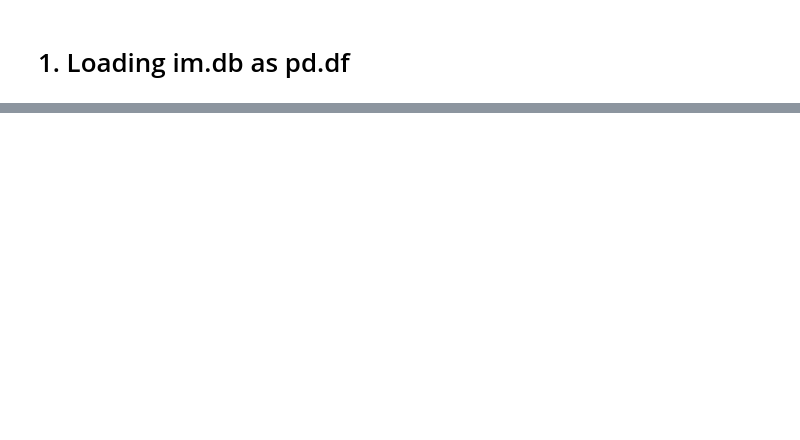
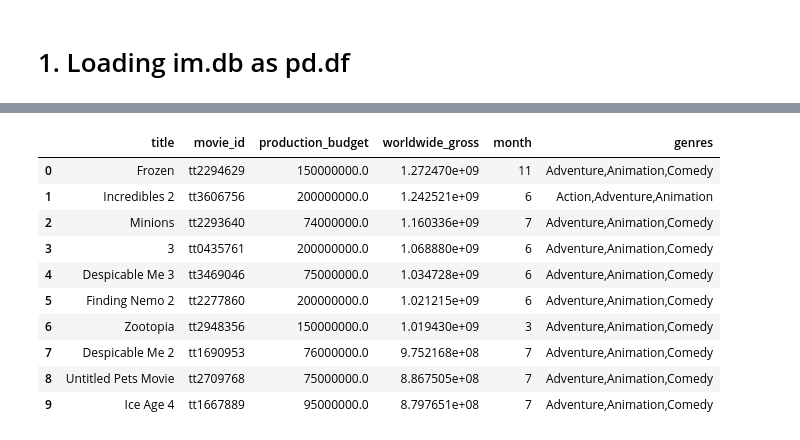
Before and after one commit to ImMaxRoss/Movie_Project, a Jupyter notebook: Max_Code.ipynb, the cells around one changed output, grey strips where cells are left out. Cells and saved outputs as stored; diff of their text form; code cells hidden in the pictures; blank space fills up the shorter version.

```diff
--- a/Max_Code.ipynb
+++ b/Max_Code.ipynb
@@ -268,0 +223,14 @@ imdb_order
+# %%
+recomendation.head(10)
+# %% [output]
+|  | title | movie_id | production_budget | worldwide_gross | month | genres |
+| 0 | Frozen | tt2294629 | 150000000.0 | 1.272470e+09 | 11 | Adventure,Animation,Comedy |
+| 1 | Incredibles 2 | tt3606756 | 200000000.0 | 1.242521e+09 | 6 | Action,Adventure,Animation |
+| 2 | Minions | tt2293640 | 74000000.0 | 1.160336e+09 | 7 | Adventure,Animation,Comedy |
+| 3 | 3 | tt0435761 | 200000000.0 | 1.068880e+09 | 6 | Adventure,Animation,Comedy |
+| 4 | Despicable Me 3 | tt3469046 | 75000000.0 | 1.034728e+09 | 6 | Adventure,Animation,Comedy |
+| 5 | Finding Nemo 2 | tt2277860 | 200000000.0 | 1.021215e+09 | 6 | Adventure,Animation,Comedy |
+| 6 | Zootopia | tt2948356 | 150000000.0 | 1.019430e+09 | 3 | Adventure,Animation,Comedy |
+| 7 | Despicable Me 2 | tt1690953 | 76000000.0 | 9.752168e+08 | 7 | Adventure,Animation,Comedy |
+| 8 | Untitled Pets Movie | tt2709768 | 75000000.0 | 8.867505e+08 | 7 | Adventure,Animation,Comedy |
+| 9 | Ice Age 4 | tt1667889 | 95000000.0 | 8.797651e+08 | 7 | Adventure,Animation,Comedy |
```
Also changed, not shown: parts of 75 cells of this notebook, 2 other files.
